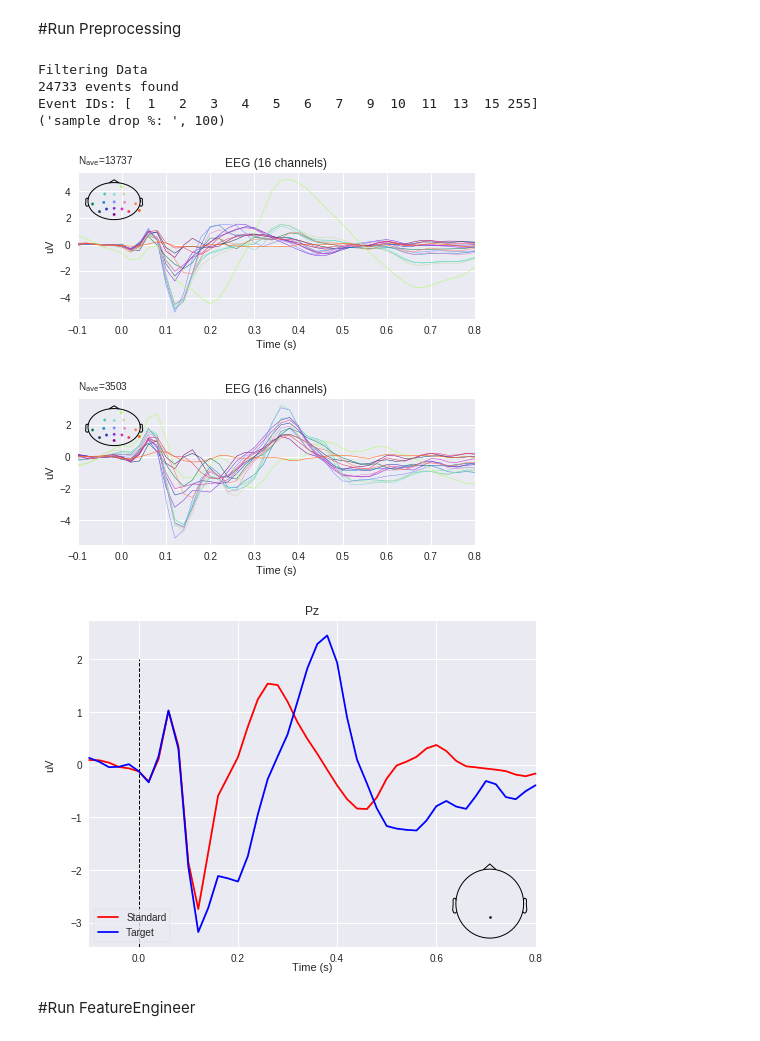
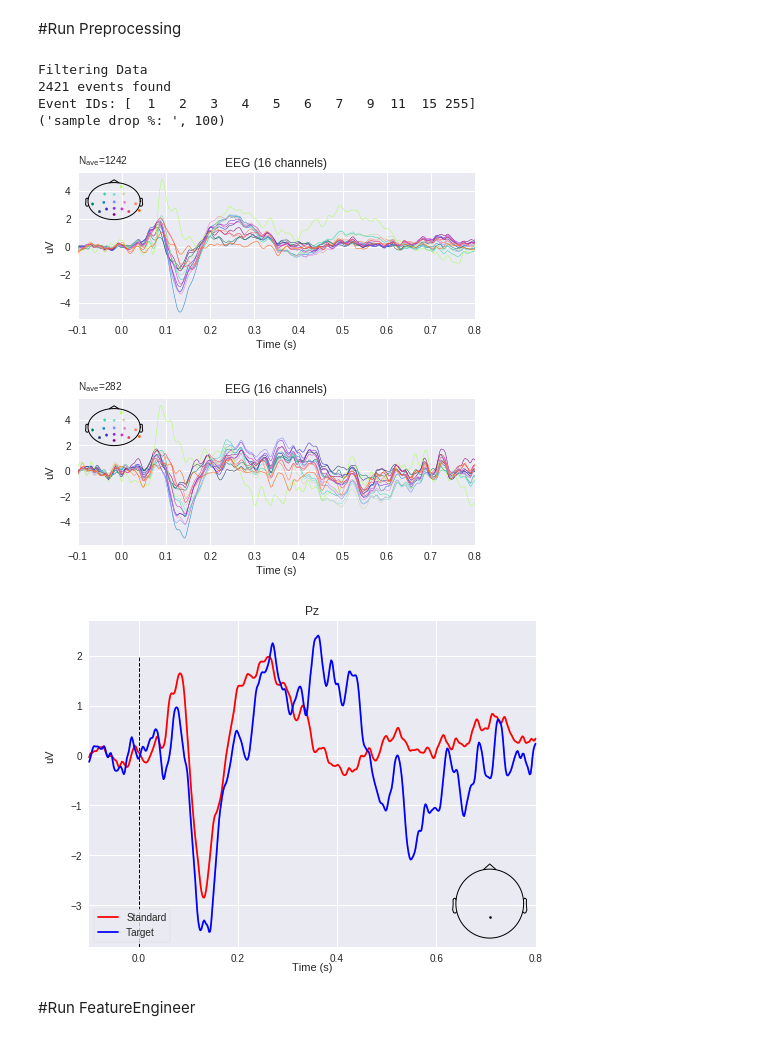
Before and after one commit to kylemath/DeepEEG, a Jupyter notebook: notebooks/DeepEEG.ipynb, the cells around one changed output. Drawn from its saved outputs; the diff is of its cells as text; code cells hidden in the pictures.

```diff
--- a/notebooks/DeepEEG.ipynb
+++ b/notebooks/DeepEEG.ipynb
@@ -483,6 +483,7 @@ exp = 'bikepark'
 conditions = ['quiet','traffic']
 path = 'gdrive/My Drive/data/'
 subs = ['005', '007', '009', '010', '012', '013', '014', '015', '016', '019']
+subs = ['016']
 
 #
 #subs = ['002','003','004','005','007','009','010','011', '012',
@@ -578,24 +516,24 @@ Reading 0 ... 1015009  =      0.000 ...  2030.018 secs...
 # %%
 ##Preprocessing Settings
 event_names = ['Standard','Target']
 event_nums = [1,2] # 1 Standard, 2 Target, 9 Response
 event_id = {event_names[0]: event_nums[0], event_names[1]: event_nums[1]} #create dict
 
 #keep epoch_decim=1 if using frequency_domain
 
 epochs = preprocess(raw, event_id, event_names, plot_psd=False, filter_data=True,
                eeg_filter_highpass=1, plot_events=False, epoch_time=(-.1,.8),
                baseline=(-.1,0), rej_thresh_uV=200,
-               epoch_decim=10, plot_electrodes=True,
+               epoch_decim=1, plot_electrodes=True,
                plot_erp=True)
 # %% [output]
 Filtering Data
-24733 events found
-Event IDs: [  1   2   3   4   5   6   7   9  10  11  13  15 255]
+2421 events found
+Event IDs: [  1   2   3   4   5   6   7   9  11  15 255]
 ('sample drop %: ', 100)
-[figure, old version]
+[figure, new version]
-[figure, old version]
+[figure, new version]
-[figure, old version]
+[figure, new version]
 # %% [markdown]
 #Run FeatureEngineer
 # %%
```
Also changed, not shown: parts of 6 cells of this notebook.
